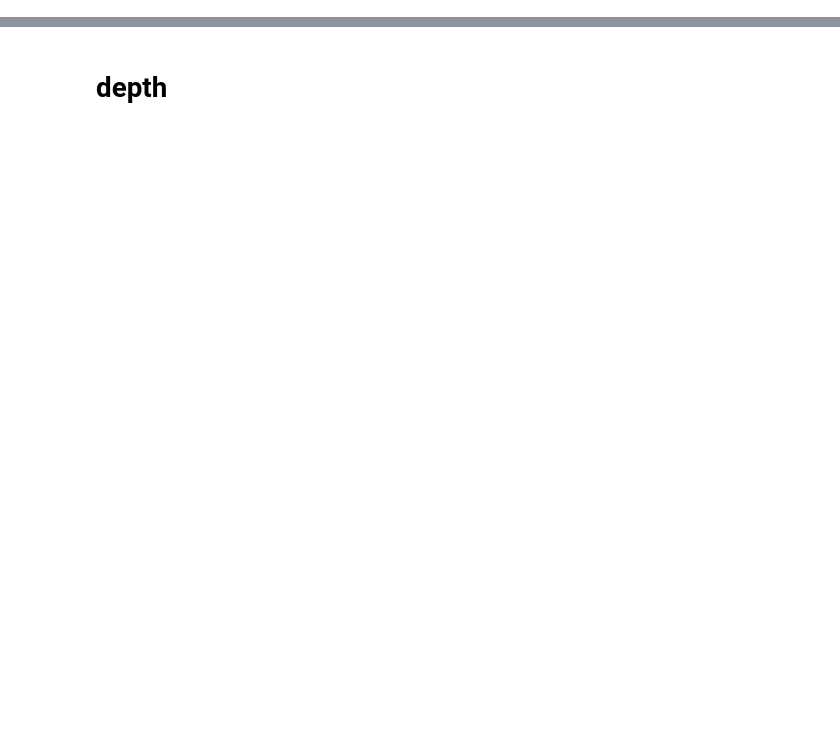
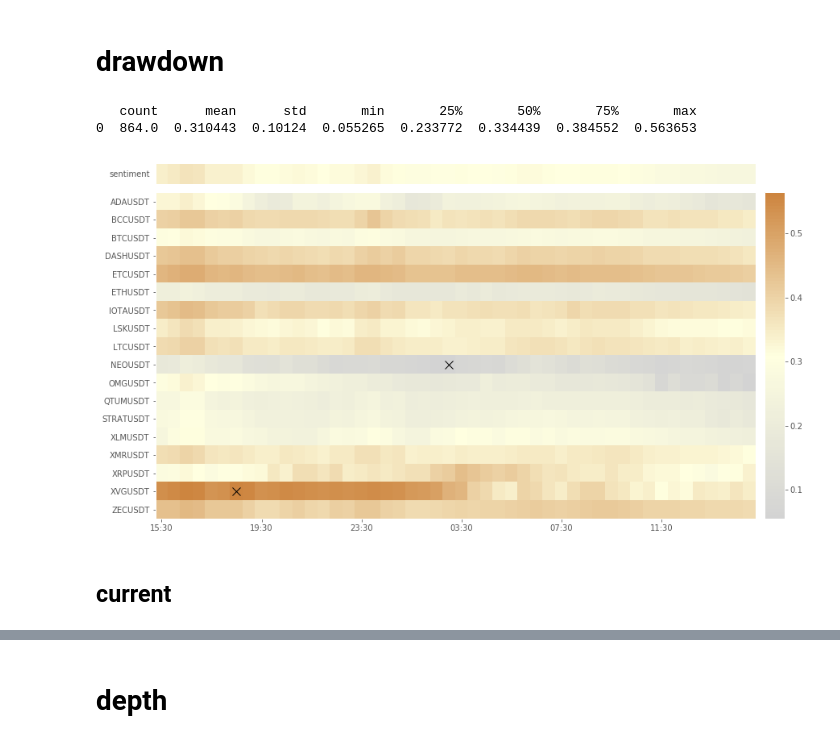
Before and after one commit to Sahanduiuc/cryptoz, a Jupyter notebook: Workbook.ipynb, the cells around one changed output, grey strips where cells are left out. Cells and saved outputs as stored; diff of their text form; code cells hidden in the pictures; blank space fills up the shorter version.

```diff
--- a/Workbook.ipynb
+++ b/Workbook.ipynb
@@ -149,0 +71,13 @@ cryptoz.plot.evolution(df, cmap=cmap, norm=norm)
+# %% [markdown]
+# drawdown
+# %%
+df = stats.dd.from_ohlc(ohlc).iloc[-48:]
+
+cmap = cryptoz.plot.continuous_cmap(['lightgrey', 'lightyellow', 'peru'])
+cryptoz.plot.evolution(df, cmap=cmap)
+# %% [output]
+   count      mean      std       min       25%       50%       75%       max
+0  864.0  0.310443  0.10124  0.055265  0.233772  0.334439  0.384552  0.563653
+[figure, added]
+# %% [markdown]
+## current
```
Also changed, not shown: parts of 49 cells of this notebook, 7 other files.
